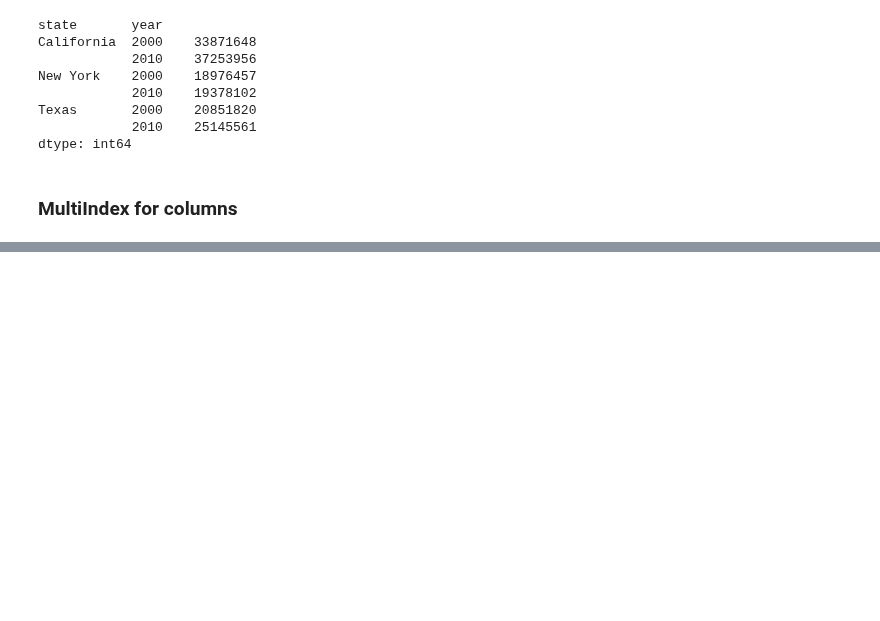
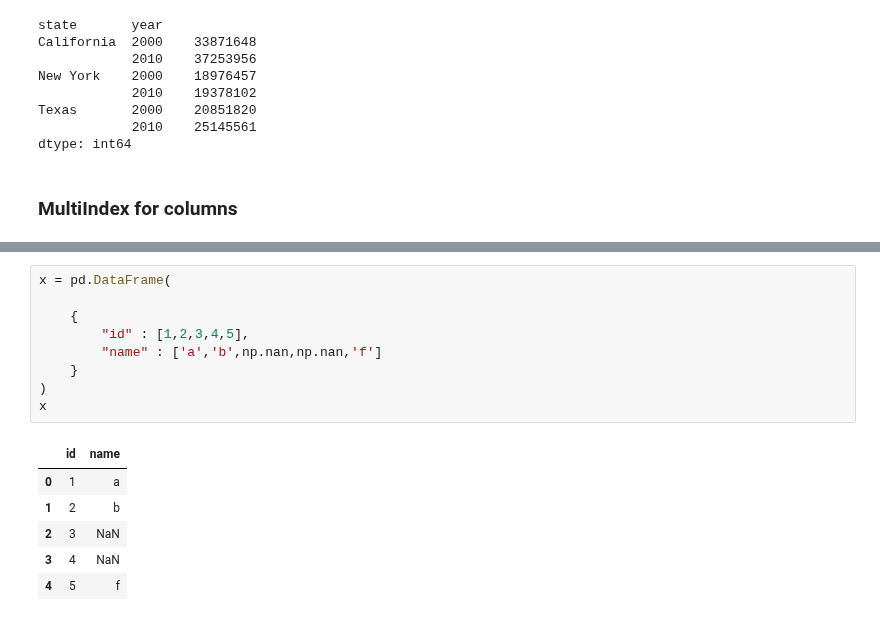
Before and after one commit to shredder47/Data-Science-Using-Python, a Jupyter notebook: DS_Pandas.ipynb, the cells around one changed output, grey strips where cells are left out. Saved outputs shown, nothing was run; the diff lists cells and outputs as text; blank space fills up the shorter version.

```diff
--- a/DS_Pandas.ipynb
+++ b/DS_Pandas.ipynb
@@ -935,0 +936,16 @@ health_data.stack().stack().unstack()
+# %%
+x = pd.DataFrame(
+
+    {
+        "id" : [1,2,3,4,5],
+        "name" : ['a','b',np.nan,np.nan,'f']
+    }
+)
+x
+# %% [output]
+|  | id | name |
+| 0 | 1 | a |
+| 1 | 2 | b |
+| 2 | 3 | NaN |
+| 3 | 4 | NaN |
+| 4 | 5 | f |
```
Also changed, not shown: parts of 13 cells of this notebook.
